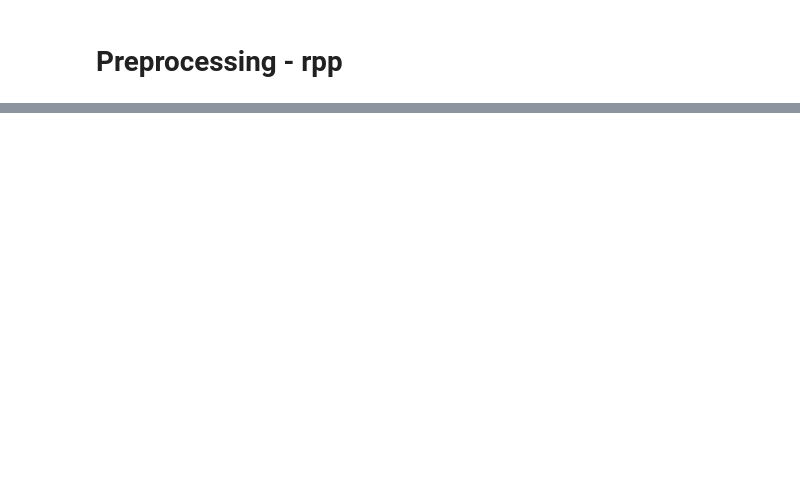
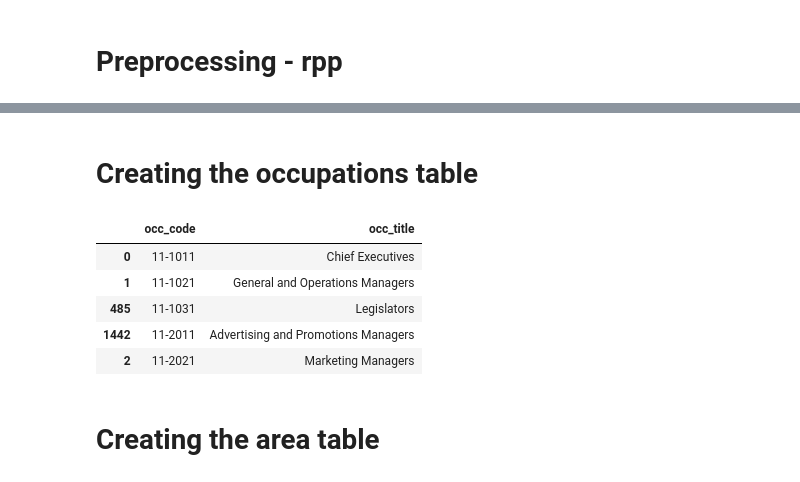
Before and after one commit to scottlam01/EagleView, a Jupyter notebook: notebooks/preprocessing.ipynb, the cells around one changed output, grey strips where cells are left out. Cells and saved outputs as stored; diff of their text form; code cells hidden in the pictures; blank space fills up the shorter version.

```diff
--- a/notebooks/preprocessing.ipynb
+++ b/notebooks/preprocessing.ipynb
@@ -44,3 +35,20 @@ msa_df.head()
 # %%
 # lowercase columns
 msa_df.columns = msa_df.columns.str.lower()
+# %%
+# rename area
+msa_df = msa_df.rename(columns={"area": "cbsa_code"})
+# %%
+# reassign variable types
+msa_df["tot_emp"] = msa_df["tot_emp"].astype("Int64")
+
+cols = [
+    "jobs_1000", "h_mean", "a_mean",
+    "h_pct10", "h_pct25", "h_median", "h_pct75", "h_pct90",
+    "a_pct10", "a_pct25", "a_median", "a_pct75", "a_pct90"
+]
+msa_df[cols] = (
+    msa_df[cols]
+    .replace(r"[,*#]", "", regex=True)   # remove commas + special chars
+    .apply(pd.to_numeric, errors="coerce")  # convert to float
+)
@@ -85,0 +167,19 @@ rpp_df.head()
+# %% [markdown]
+# Creating the occupations table
+# %%
+# extract df from msa_df
+occupations_df = msa_df[[
+    "occ_code",
+    "occ_title",
+]].drop_duplicates()
+# %%
+occupations_df = occupations_df.sort_values("occ_code")
+# %%
+occupations_df.head()
+# %% [output]
+|  | occ_code | occ_title |
+| 0 | 11-1011 | Chief Executives |
+| 1 | 11-1021 | General and Operations Managers |
+| 485 | 11-1031 | Legislators |
+| 1442 | 11-2011 | Advertising and Promotions Managers |
+| 2 | 11-2021 | Marketing Managers |
@@ -85,0 +189,2 @@ rpp_df.head()
+# %% [markdown]
+# Creating the area table
```
Also changed, not shown: parts of 26 cells of this notebook, 3 other files.
